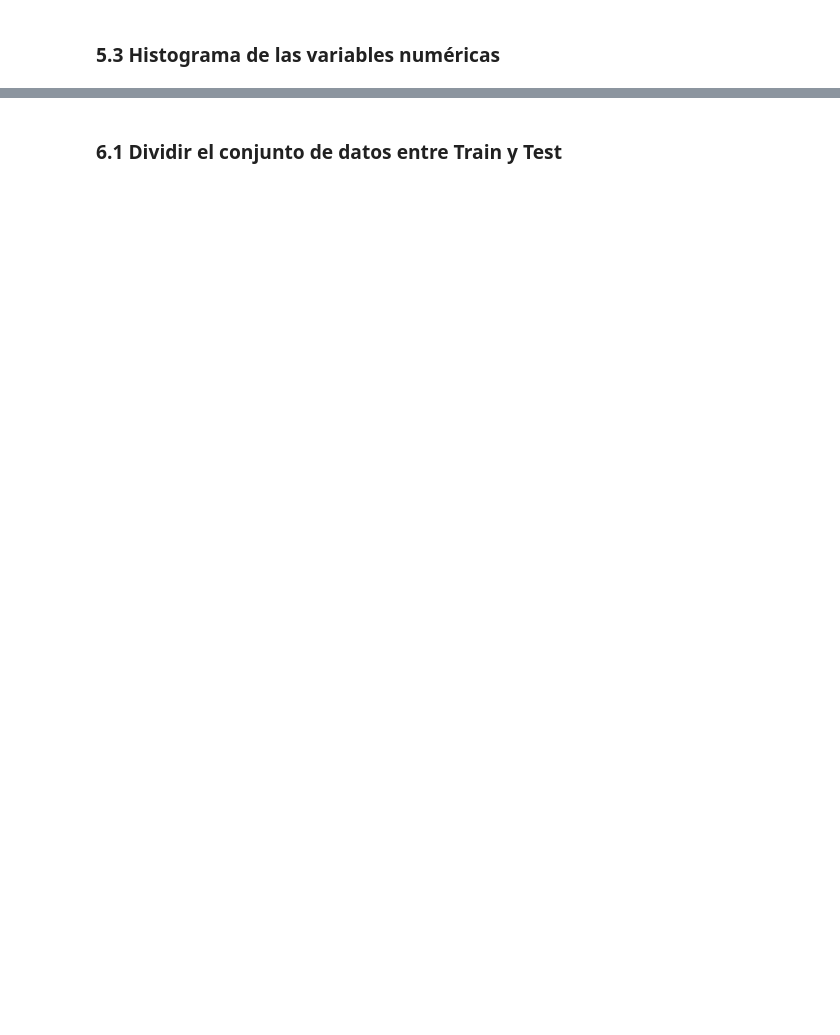
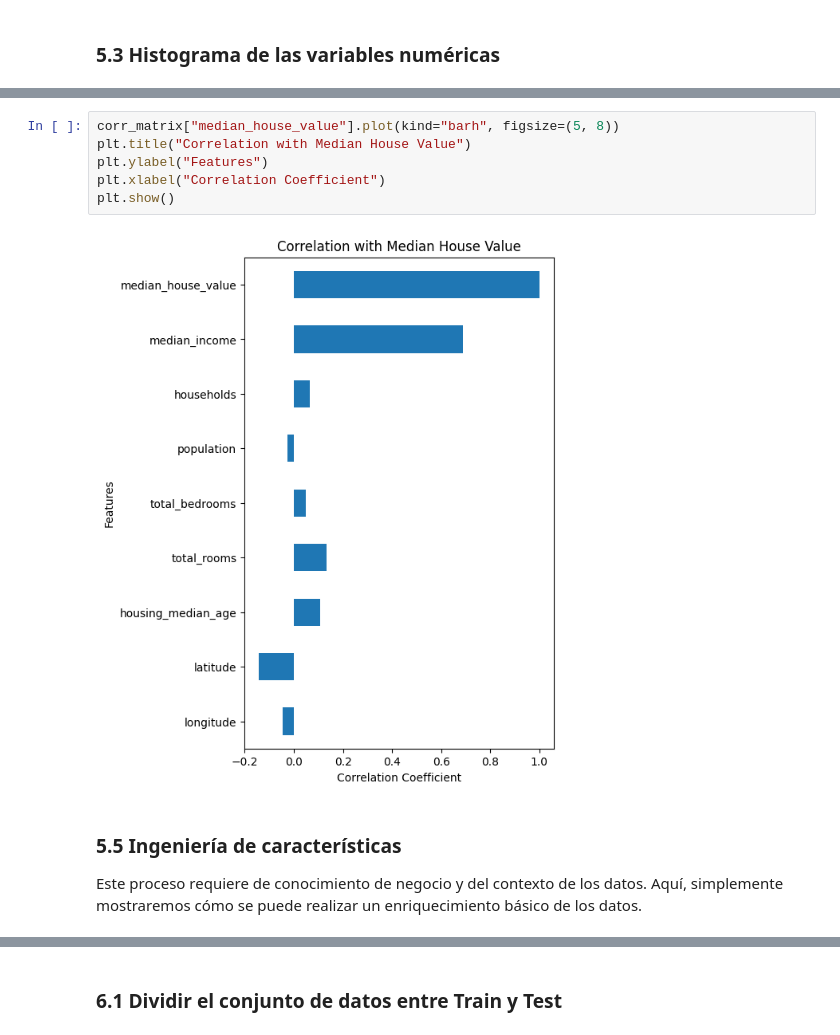
Before and after one commit to JAAM010/introduccion_ml, a Jupyter notebook: notebooks/3_pipeline.ipynb, the cells around one changed output, grey strips where cells are left out. Saved outputs shown, nothing was run; the diff lists cells and outputs as text; blank space fills up the shorter version.

```diff
--- a/notebooks/3_pipeline.ipynb
+++ b/notebooks/3_pipeline.ipynb
@@ -125,0 +195,13 @@ housing.columns
+# %%
+corr_matrix["median_house_value"].plot(kind="barh", figsize=(5, 8))
+plt.title("Correlation with Median House Value")
+plt.ylabel("Features")
+plt.xlabel("Correlation Coefficient")
+plt.show()
+# %% [output]
+[figure, added]
+# %% [markdown]
+### 5.5 Ingeniería de características
+
+Este proceso requiere de conocimiento de negocio y del contexto de los datos. Aquí, simplemente mostraremos cómo se puede realizar un enriquecimiento
+básico de los datos.
```
Also changed, not shown: parts of 95 cells of this notebook.
